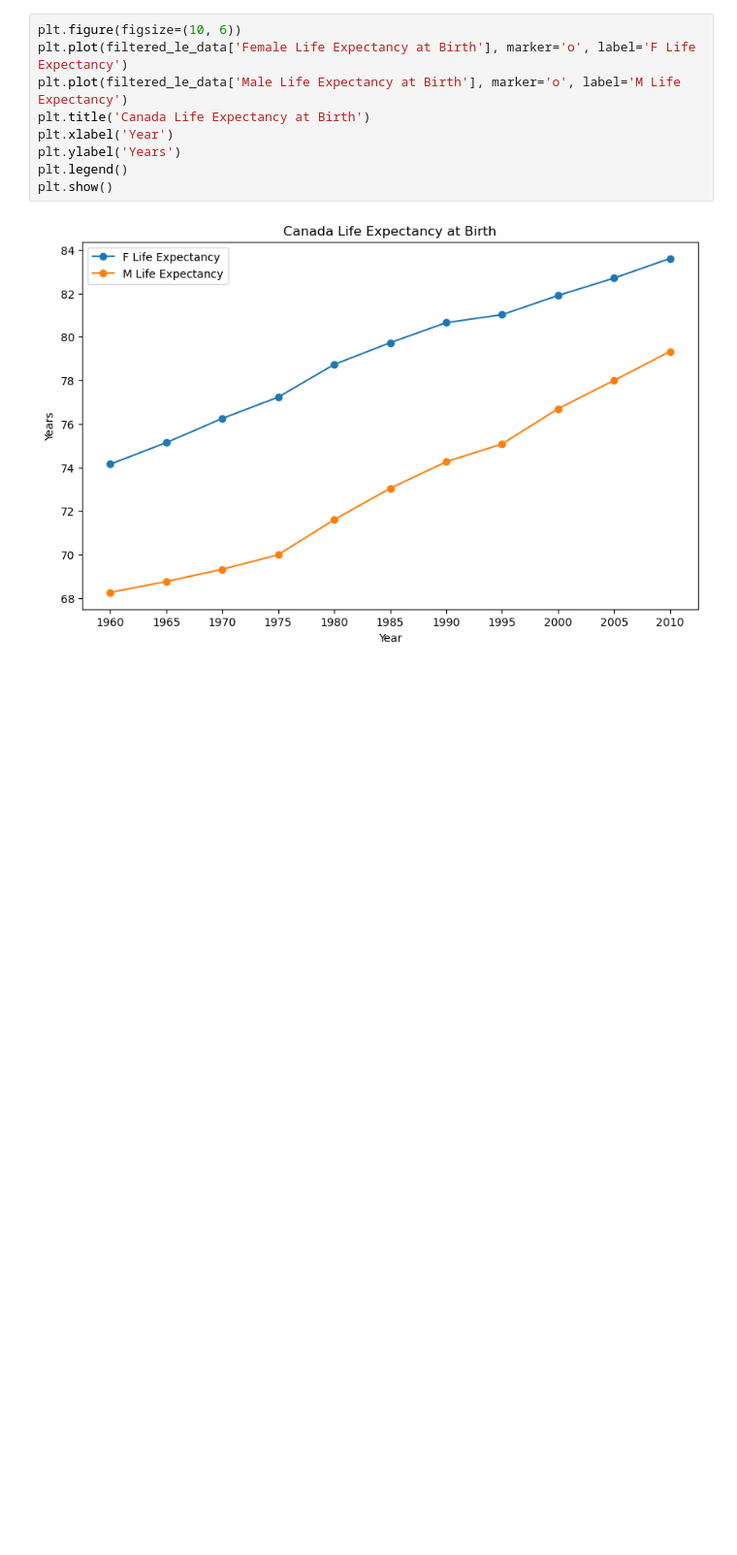
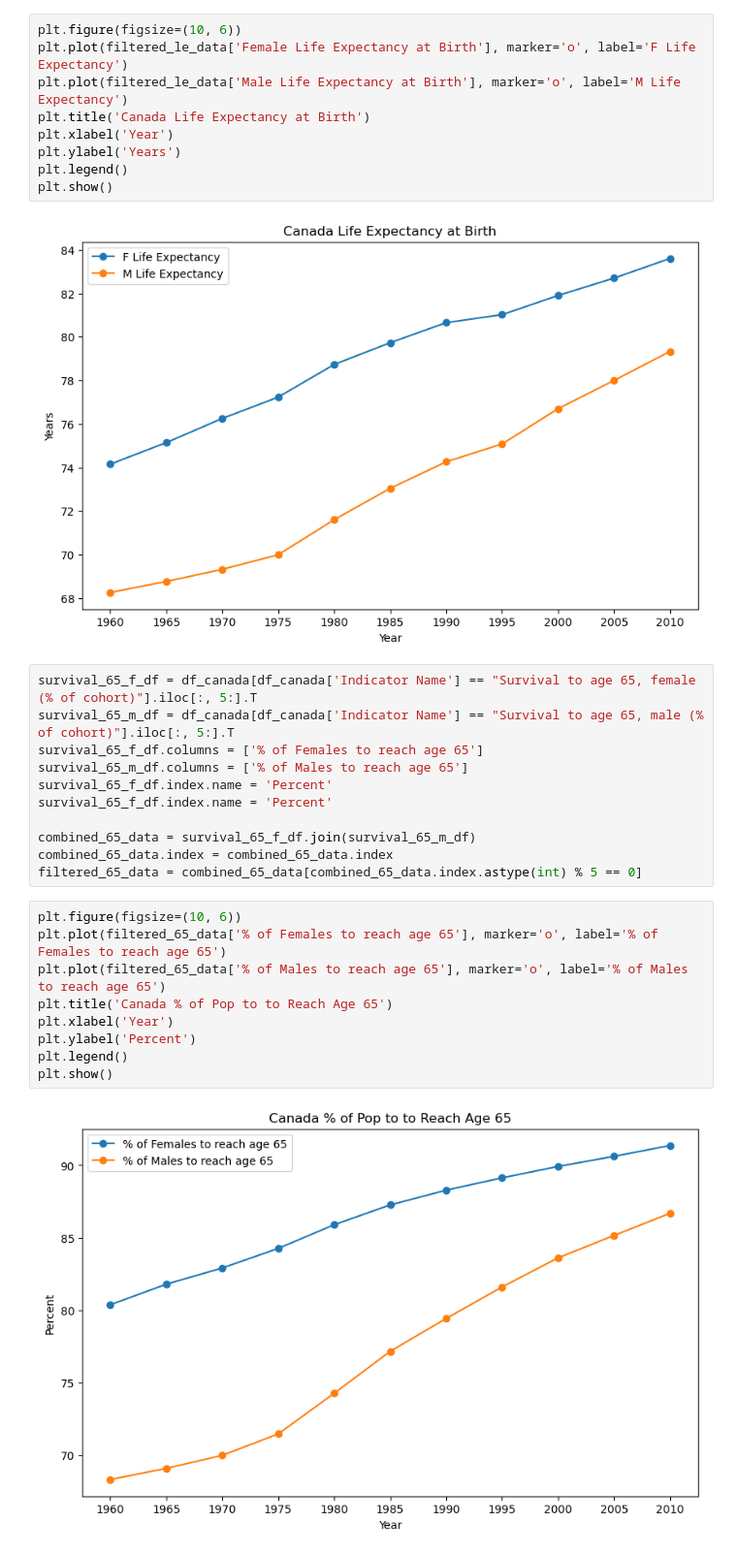
Before and after one commit to TolsonA/Group_3, a Jupyter notebook: src/health_data_analysis.ipynb, the cells around one changed output. Shown at 97% size. Drawn from its saved outputs; the diff is of its cells as text; blank space fills up the shorter version.

Commit message:
Age 65 line plot

```diff
--- a/src/health_data_analysis.ipynb
+++ b/src/health_data_analysis.ipynb
@@ -75,3 +72,25 @@ plt.legend()
 plt.show()
 # %% [output]
 [figure]
+# %%
+survival_65_f_df = df_canada[df_canada['Indicator Name'] == "Survival to age 65, female (% of cohort)"].iloc[:, 5:].T
+survival_65_m_df = df_canada[df_canada['Indicator Name'] == "Survival to age 65, male (% of cohort)"].iloc[:, 5:].T
+survival_65_f_df.columns = ['% of Females to reach age 65']
+survival_65_m_df.columns = ['% of Males to reach age 65']
+survival_65_f_df.index.name = 'Percent'
+survival_65_f_df.index.name = 'Percent'
+
+combined_65_data = survival_65_f_df.join(survival_65_m_df)
+combined_65_data.index = combined_65_data.index
+filtered_65_data = combined_65_data[combined_65_data.index.astype(int) % 5 == 0]
+# %%
+plt.figure(figsize=(10, 6))
+plt.plot(filtered_65_data['% of Females to reach age 65'], marker='o', label='% of Females to reach age 65')
+plt.plot(filtered_65_data['% of Males to reach age 65'], marker='o', label='% of Males to reach age 65')
+plt.title('Canada % of Pop to to Reach Age 65')
+plt.xlabel('Year')
+plt.ylabel('Percent')
+plt.legend()
+plt.show()
+# %% [output]
+[figure, added]
```
Also changed, not shown: parts of 1 cell of this notebook.
